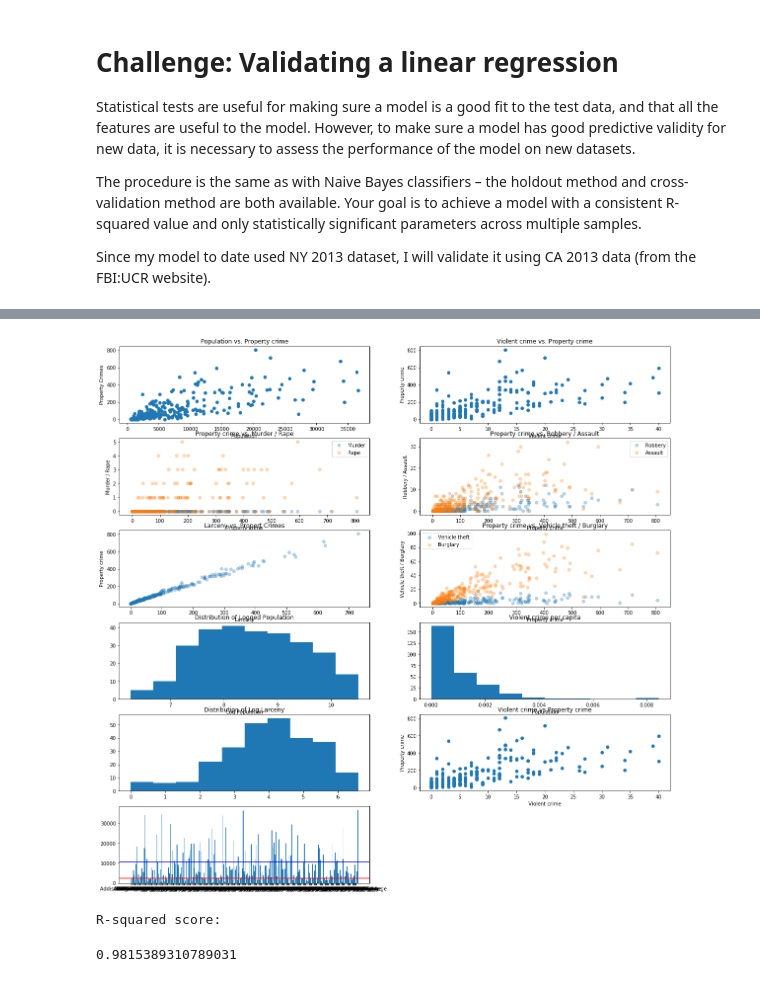
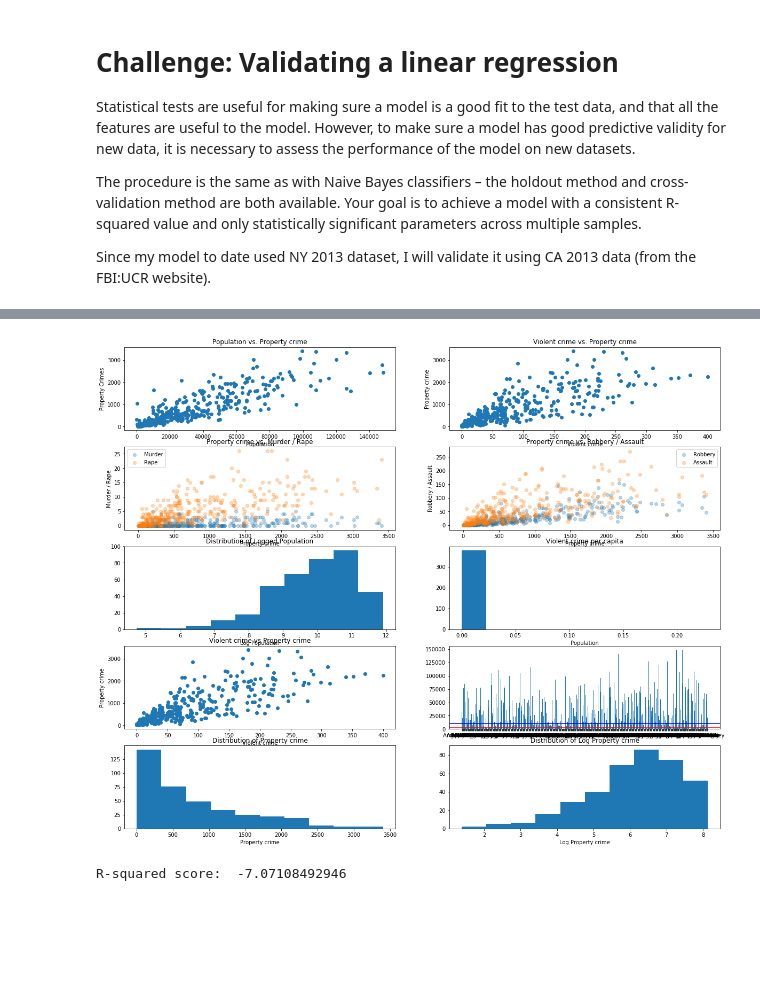
Before and after one commit to esthersweon/thinkful, a Jupyter notebook: main/unit_2/lesson_5_project_2.ipynb, the cells around one changed output, grey strips where cells are left out. Drawn from its saved outputs; the diff is of its cells as text; code cells hidden in the pictures; blank space fills up the shorter version.

```diff
--- a/main/unit_2/lesson_5_project_2.ipynb
+++ b/main/unit_2/lesson_5_project_2.ipynb
@@ -53,13 +51,11 @@ ca_crime_df.head()
+# %%
+display_relevant_plots(new_ca_df_without_outliers)
+# %% [output]
+[figure, added]
 # %%
-ca_crime_df = clean_data(ca_crime_df, 'CA')
-
-display_relevant_plots(crime_df)
-
-new_Y = ca_crime_df['Property crime'].values.reshape(-1, 1)
-new_X = ca_crime_df[['Log Population', 'Violent crime', 'Larceny']]
-print('R-squared score: ')
-regr.score(new_X, new_Y)
+ca_crime_df = new_ca_df_without_outliers
+new_Y = ca_crime_df['Log Property crime'].values.reshape(-1, 1)
+new_X = ca_crime_df[['Log Population', 'Violent crime', 'Robbery Categ']]
+print('R-squared score: ', regr.score(new_X, new_Y))
 # %% [output]
-[figure, removed]
-R-squared score:
+R-squared score:  -7.07108492946
-0.9815389310789031
```
Also changed, not shown: parts of 8 cells of this notebook, 1 other file.
